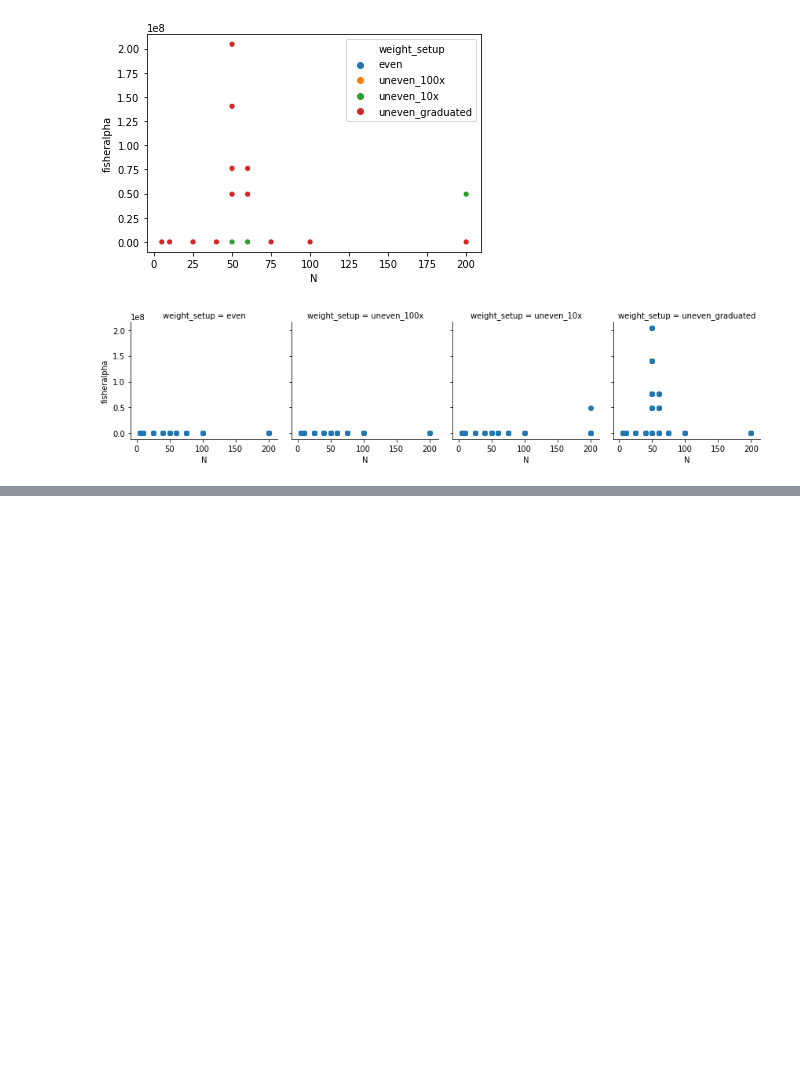
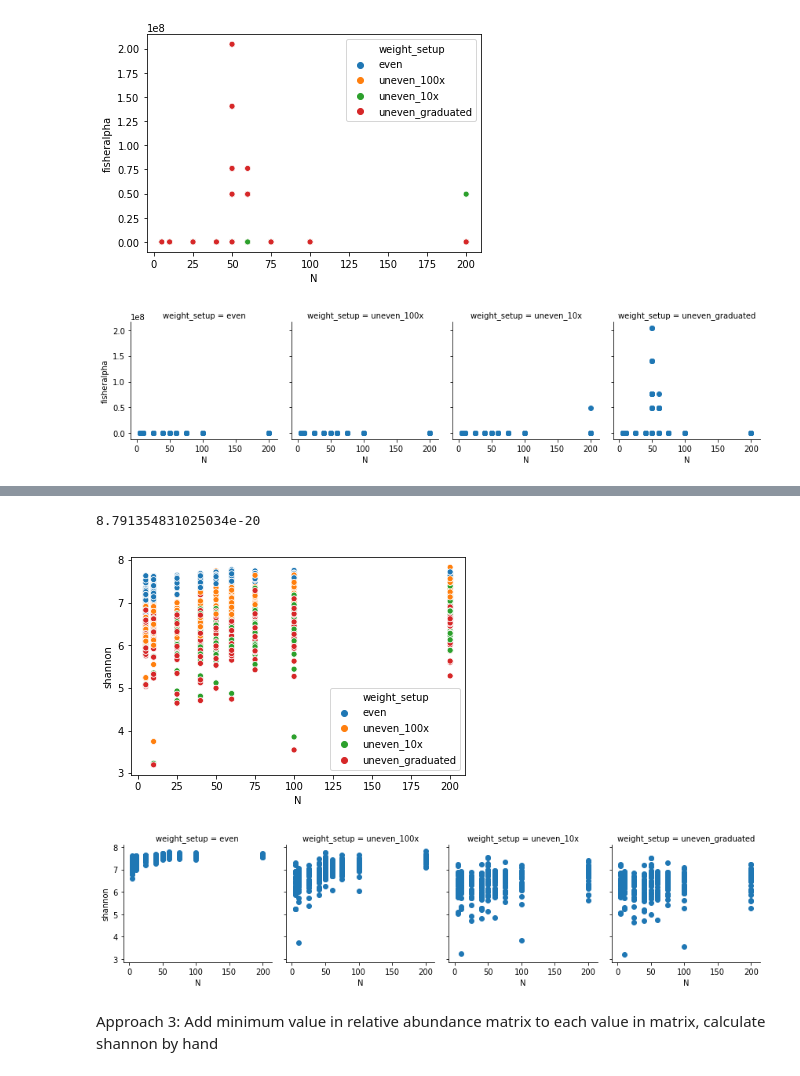
Before and after one commit to dianagong/Alm-rotation, a Jupyter notebook: uw_diffproportionsampling.ipynb, the cells around one changed output, grey strips where cells are left out. Cells and saved outputs as stored; diff of their text form; code cells hidden in the pictures; blank space fills up the shorter version.

```diff
--- a/uw_diffproportionsampling.ipynb
+++ b/uw_diffproportionsampling.ipynb
@@ -155,6 +156,7 @@ final_matrix
 # %%
 final_matrix['n_otus'] = final_matrix[:final_matrix.shape[0]-5].astype(bool).sum(axis=1).astype(int)
 # %%
+final_matrix_rel = final_matrix.iloc[:,:-6]
 final_matrix_otus_only = final_matrix.iloc[:,:-6]*10000000
 final_matrix_otus_only = final_matrix_otus_only.astype(int)
 # %%
@@ -197,0 +218,21 @@ plt.show()
+# %%
+#final_matrix['shannon'] = [alpha.shannon(list(row),base=2) for index, row in final_matrix_otus_only.iterrows()]
+
+min_value = final_matrix_rel[final_matrix_rel > 0].min().min()
+print(min_value)
+final_matrix_rel_add = final_matrix_rel + min_value
+final_matrix['shannon'] = [alpha.shannon(list(row),base=2) for index, row in final_matrix_rel_add.iterrows()]
+# %% [output]
+8.791354831025034e-20
+# %%
+sns.scatterplot(x='N',y='shannon',hue='weight_setup',data=final_matrix)
+plt.show()
+
+g = sns.FacetGrid(col='weight_setup', data=final_matrix)
+g.map(plt.scatter, 'N', 'shannon')
+plt.show()
+# %% [output]
+[figure, added]
+[figure, added]
+# %% [markdown]
+Approach 3: Add minimum value in relative abundance matrix to each value in matrix, calculate shannon by hand
```
Also changed, not shown: parts of 16 cells of this notebook.
